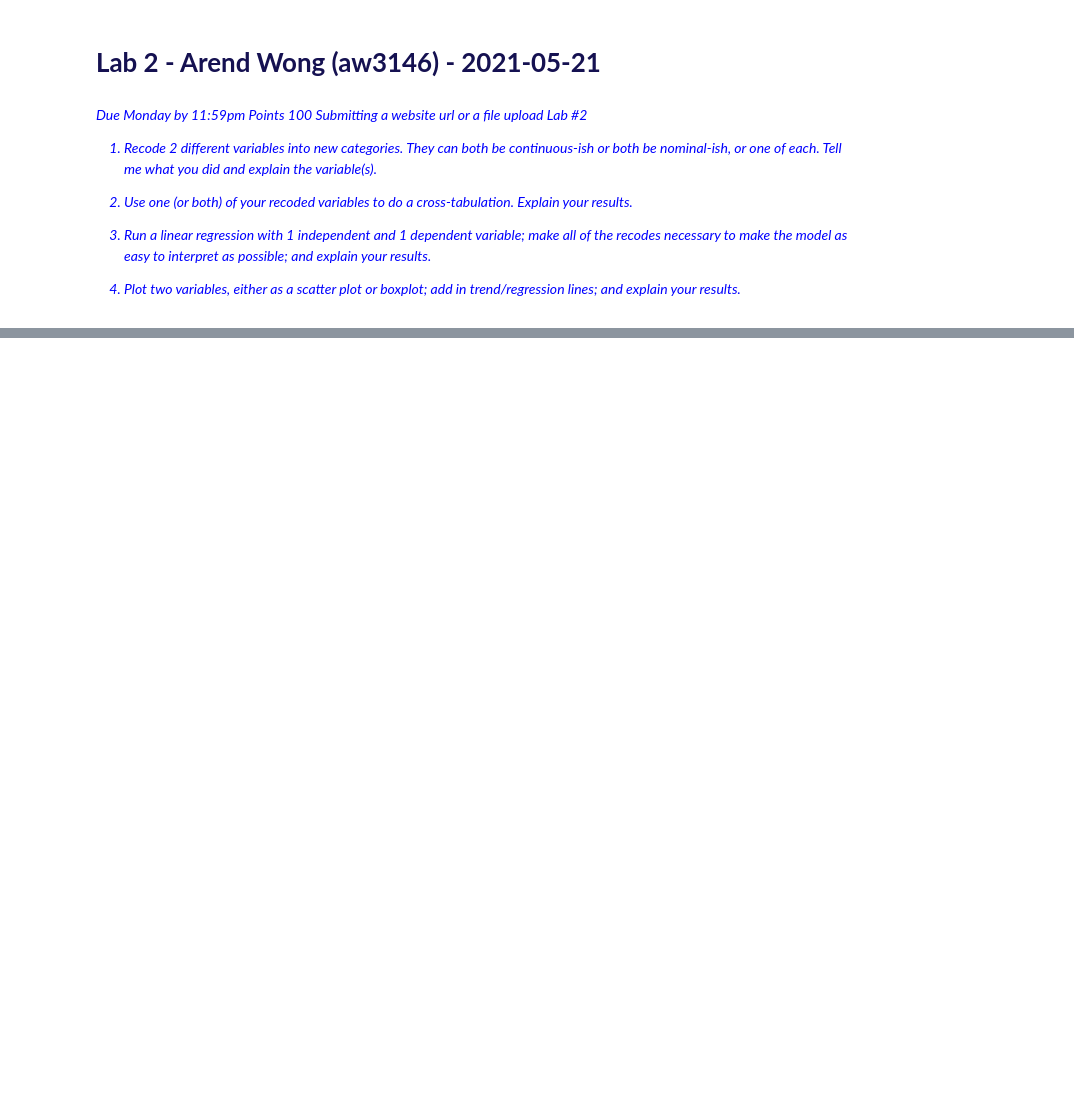
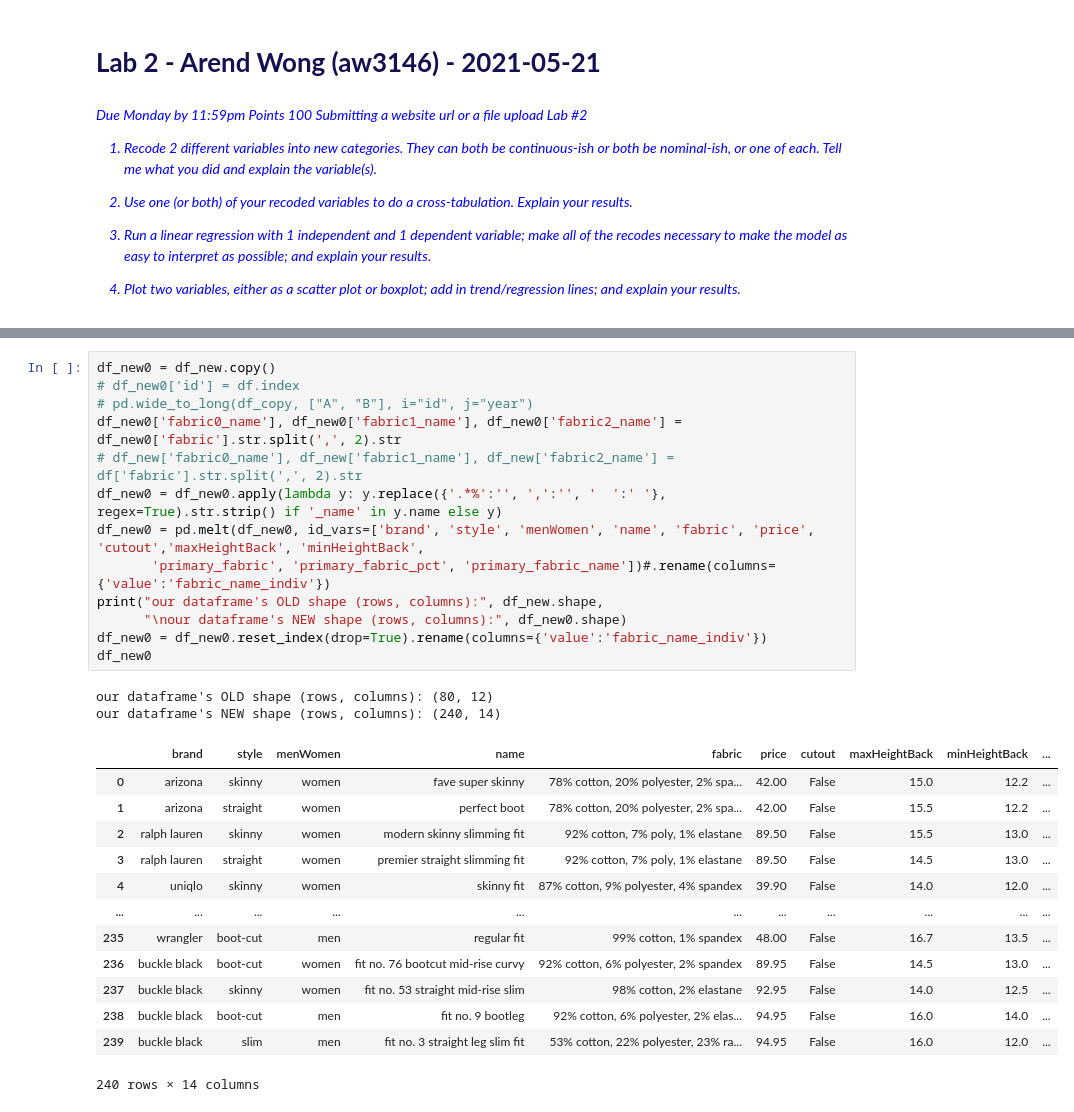
Before and after one commit to srhoads/learn, a Jupyter notebook: courses/data_analysis_python/lab2/lab2.ipynb, the cells around one changed output, grey strips where cells are left out. Saved outputs shown, nothing was run; the diff lists cells and outputs as text; blank space fills up the shorter version.

```diff
--- a/courses/data_analysis_python/lab2/lab2.ipynb
+++ b/courses/data_analysis_python/lab2/lab2.ipynb
@@ -74,0 +105,29 @@ Name: primary_fabric_name, dtype: int64
+# %%
+df_new0 = df_new.copy()
+# df_new0['id'] = df.index
+# pd.wide_to_long(df_copy, ["A", "B"], i="id", j="year")
+df_new0['fabric0_name'], df_new0['fabric1_name'], df_new0['fabric2_name'] = df_new0['fabric'].str.split(',', 2).str
+# df_new['fabric0_name'], df_new['fabric1_name'], df_new['fabric2_name'] = df['fabric'].str.split(',', 2).str
+df_new0 = df_new0.apply(lambda y: y.replace({'.*%':'', ',':'', '  ':' '}, regex=True).str.strip() if '_name' in y.name else y)
+df_new0 = pd.melt(df_new0, id_vars=['brand', 'style', 'menWomen', 'name', 'fabric', 'price', 'cutout','maxHeightBack', 'minHeightBack',
+       'primary_fabric', 'primary_fabric_pct', 'primary_fabric_name'])#.rename(columns={'value':'fabric_name_indiv'})
+print("our dataframe's OLD shape (rows, columns):", df_new.shape,
+      "\nour dataframe's NEW shape (rows, columns):", df_new0.shape)
+df_new0 = df_new0.reset_index(drop=True).rename(columns={'value':'fabric_name_indiv'})
+df_new0
+# %% [output]
+our dataframe's OLD shape (rows, columns): (80, 12)
+our dataframe's NEW shape (rows, columns): (240, 14)
+|  | brand | style | menWomen | name | fabric | price | cutout | maxHeightBack | minHeightBack | ... |
+| 0 | arizona | skinny | women | fave super skinny | 78% cotton, 20% polyester, 2% spa... | 42.00 | False | 15.0 | 12.2 | ... |
+| 1 | arizona | straight | women | perfect boot | 78% cotton, 20% polyester, 2% spa... | 42.00 | False | 15.5 | 12.2 | ... |
+| 2 | ralph lauren | skinny | women | modern skinny slimming fit | 92% cotton, 7% poly, 1% elastane | 89.50 | False | 15.5 | 13.0 | ... |
+| 3 | ralph lauren | straight | women | premier straight slimming fit | 92% cotton, 7% poly, 1% elastane | 89.50 | False | 14.5 | 13.0 | ... |
+| 4 | uniqlo | skinny | women | skinny fit | 87% cotton, 9% polyester, 4% spandex | 39.90 | False | 14.0 | 12.0 | ... |
+| ... | ... | ... | ... | ... | ... | ... | ... | ... | ... | ... |
+| 235 | wrangler | boot-cut | men | regular fit | 99% cotton, 1% spandex | 48.00 | False | 16.7 | 13.5 | ... |
+| 236 | buckle black | boot-cut | women | fit no. 76 bootcut mid-rise curvy | 92% cotton, 6% polyester, 2% spandex | 89.95 | False | 14.5 | 13.0 | ... |
+| 237 | buckle black | skinny | women | fit no. 53 straight mid-rise slim | 98% cotton, 2% elastane | 92.95 | False | 14.0 | 12.5 | ... |
+| 238 | buckle black | boot-cut | men | fit no. 9 bootleg | 92% cotton, 6% polyester, 2% elas... | 94.95 | False | 16.0 | 14.0 | ... |
+| 239 | buckle black | slim | men | fit no. 3 straight leg slim fit | 53% cotton, 22% polyester, 23% ra... | 94.95 | False | 16.0 | 12.0 | ... |
+240 rows × 14 columns
```
Also changed, not shown: parts of 16 cells of this notebook.
